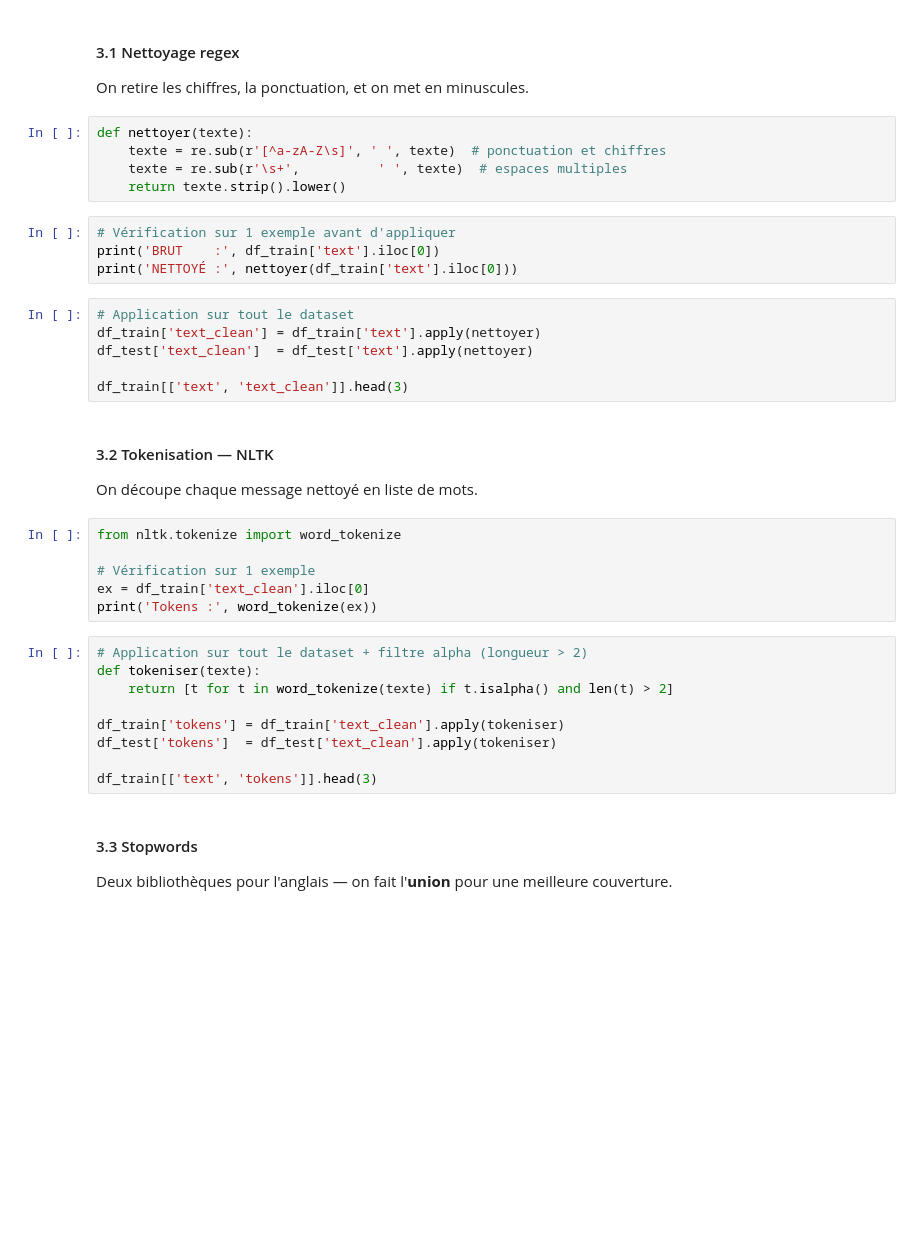
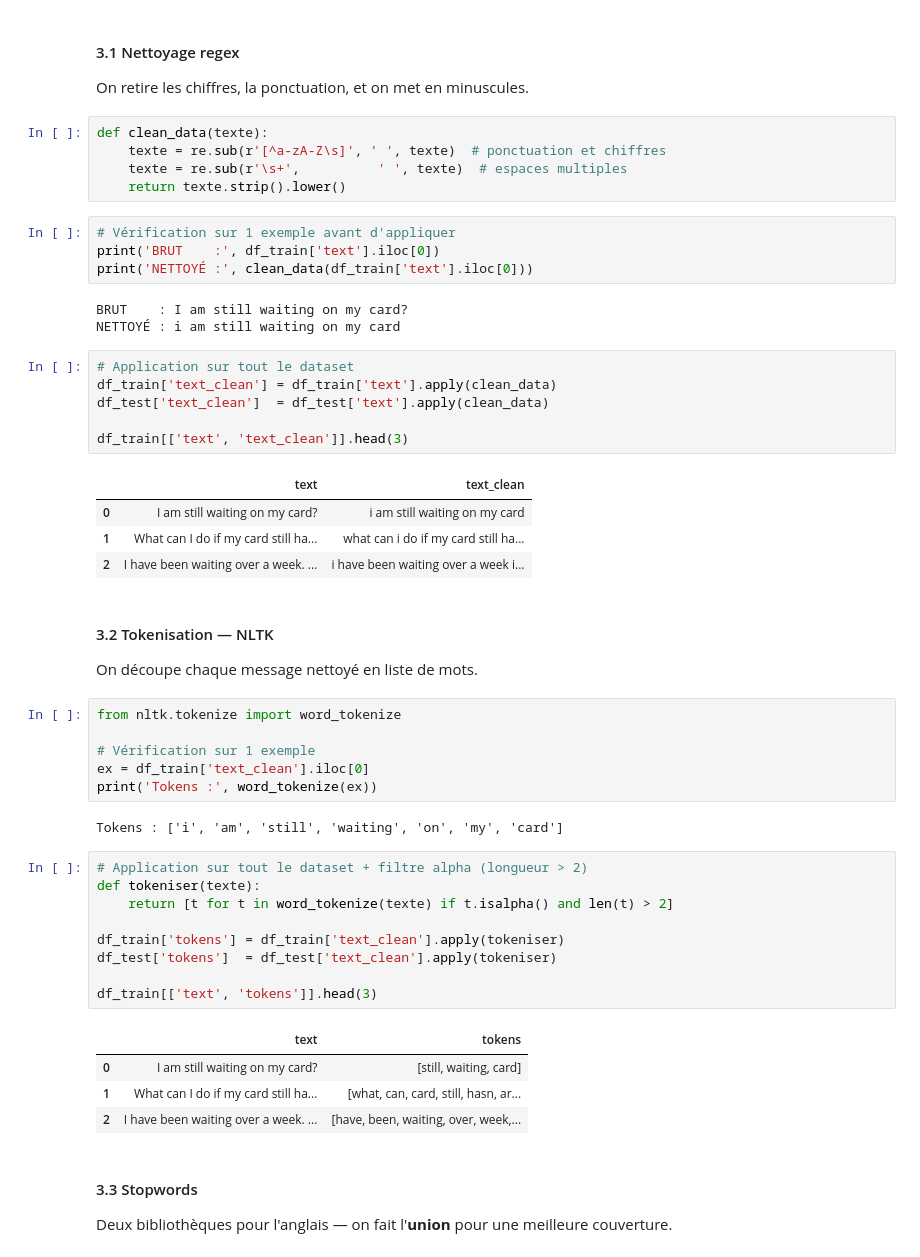
Before and after one commit to Titembaye/cours, a Jupyter notebook: docs/text-mining/classification/TP_Classification_Banking77.ipynb, the cells around one changed output. Saved outputs shown, nothing was run; the diff lists cells and outputs as text; blank space fills up the shorter version.

```diff
--- a/docs/text-mining/classification/TP_Classification_Banking77.ipynb
+++ b/docs/text-mining/classification/TP_Classification_Banking77.ipynb
@@ -427,20 +436,28 @@ Chaque sous-étape est **appliquée au dataset complet** (train + test) pour obs
 
 On retire les chiffres, la ponctuation, et on met en minuscules.
 # %%
-def nettoyer(texte):
+def clean_data(texte):
     texte = re.sub(r'[^a-zA-Z\s]', ' ', texte)  # ponctuation et chiffres
     texte = re.sub(r'\s+',          ' ', texte)  # espaces multiples
     return texte.strip().lower()
 # %%
 # Vérification sur 1 exemple avant d'appliquer
 print('BRUT    :', df_train['text'].iloc[0])
-print('NETTOYÉ :', nettoyer(df_train['text'].iloc[0]))
+print('NETTOYÉ :', clean_data(df_train['text'].iloc[0]))
+# %% [output]
+BRUT    : I am still waiting on my card?
+NETTOYÉ : i am still waiting on my card
 # %%
 # Application sur tout le dataset
-df_train['text_clean'] = df_train['text'].apply(nettoyer)
-df_test['text_clean']  = df_test['text'].apply(nettoyer)
+df_train['text_clean'] = df_train['text'].apply(clean_data)
+df_test['text_clean']  = df_test['text'].apply(clean_data)
 
 df_train[['text', 'text_clean']].head(3)
+# %% [output]
+|  | text | text_clean |
+| 0 | I am still waiting on my card? | i am still waiting on my card |
+| 1 | What can I do if my card still ha... | what can i do if my card still ha... |
+| 2 | I have been waiting over a week. ... | i have been waiting over a week i... |
 # %% [markdown]
 #### 3.2 Tokenisation — NLTK
 
@@ -451,6 +468,8 @@ from nltk.tokenize import word_tokenize
 # Vérification sur 1 exemple
 ex = df_train['text_clean'].iloc[0]
 print('Tokens :', word_tokenize(ex))
+# %% [output]
+Tokens : ['i', 'am', 'still', 'waiting', 'on', 'my', 'card']
 # %%
 # Application sur tout le dataset + filtre alpha (longueur > 2)
 def tokeniser(texte):
@@ -460,6 +479,11 @@ df_train['tokens'] = df_train['text_clean'].apply(tokeniser)
 df_test['tokens']  = df_test['text_clean'].apply(tokeniser)
 
 df_train[['text', 'tokens']].head(3)
+# %% [output]
+|  | text | tokens |
+| 0 | I am still waiting on my card? | [still, waiting, card] |
+| 1 | What can I do if my card still ha... | [what, can, card, still, hasn, ar... |
+| 2 | I have been waiting over a week. ... | [have, been, waiting, over, week,... |
 # %% [markdown]
 #### 3.3 Stopwords
 
```
Also changed, not shown: parts of 34 cells of this notebook.
